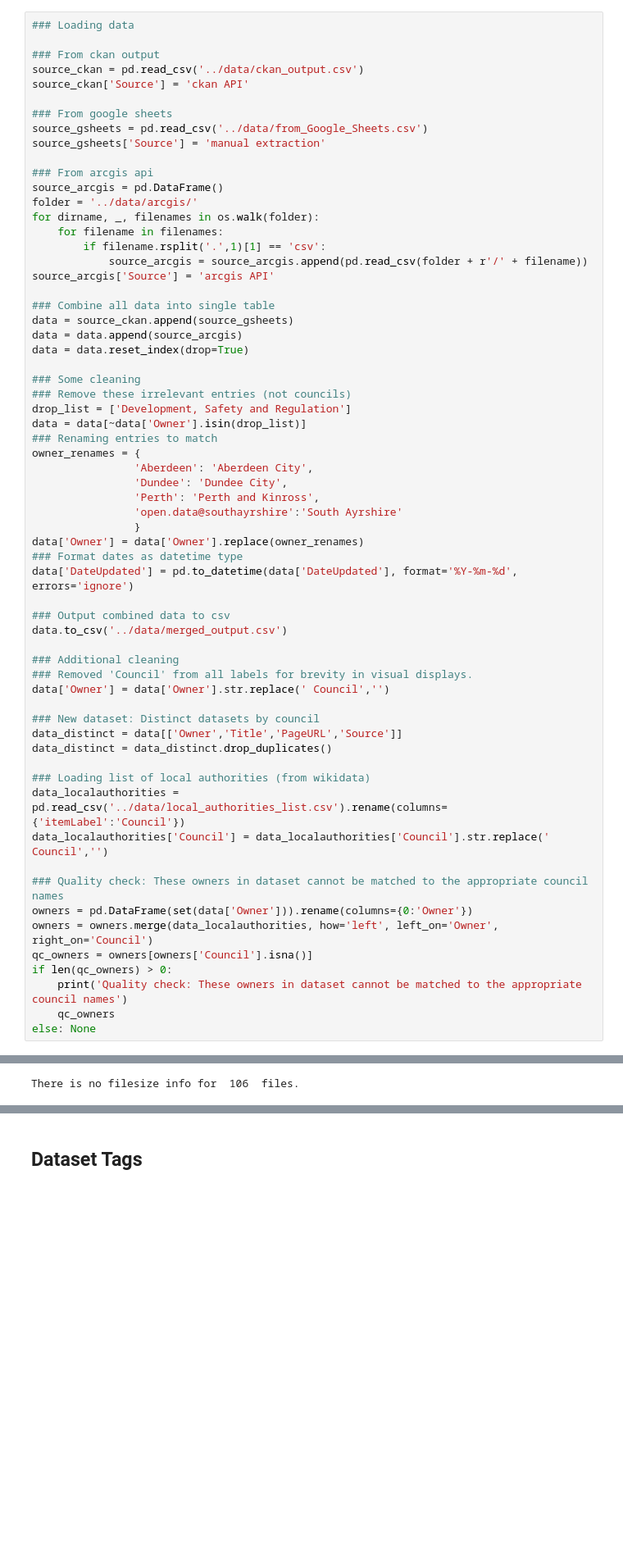
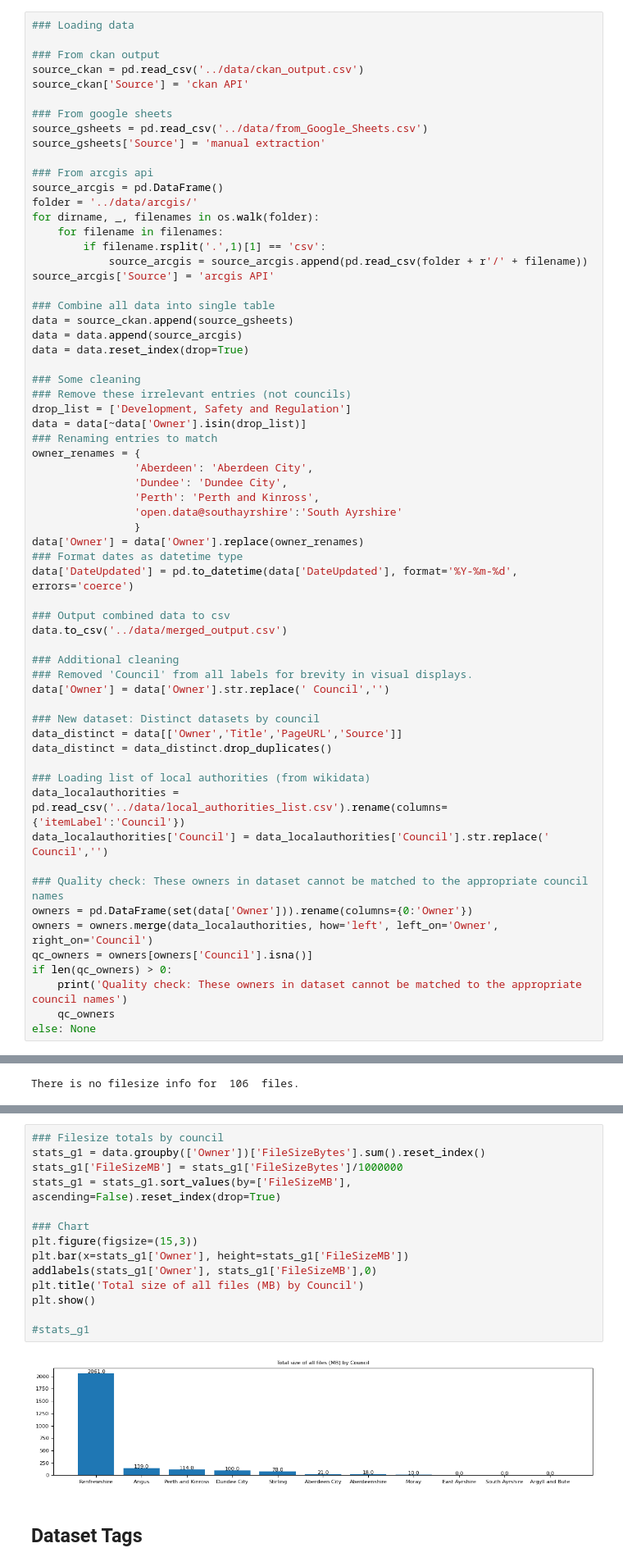
Before and after one commit to OpenDataScotland/the_od_bods, a Jupyter notebook: analytics/analytics.ipynb, the cells around one changed output, grey strips where cells are left out. Shown: that part at 82% size. Cells and saved outputs as stored; diff of their text form; blank space fills up the shorter version.

Commit message:
updated filesize section to include total filesize by council

```diff
--- a/analytics/analytics.ipynb
+++ b/analytics/analytics.ipynb
@@ -44,7 +44,7 @@ owner_renames = {
                 }
 data['Owner'] = data['Owner'].replace(owner_renames)
 ### Format dates as datetime type
-data['DateUpdated'] = pd.to_datetime(data['DateUpdated'], format='%Y-%m-%d', errors='ignore')
+data['DateUpdated'] = pd.to_datetime(data['DateUpdated'], format='%Y-%m-%d', errors='coerce')
 
 ### Output combined data to csv
 data.to_csv('../data/merged_output.csv')
@@ -313,6 +316,22 @@ plt.title('Number of files by FileSize')
 plt.show()
 # %% [output]
 [figure]
+# %%
+### Filesize totals by council
+stats_g1 = data.groupby(['Owner'])['FileSizeBytes'].sum().reset_index()
+stats_g1['FileSizeMB'] = stats_g1['FileSizeBytes']/1000000
+stats_g1 = stats_g1.sort_values(by=['FileSizeMB'], ascending=False).reset_index(drop=True)
+
+### Chart
+plt.figure(figsize=(15,3))
+plt.bar(x=stats_g1['Owner'], height=stats_g1['FileSizeMB'])
+addlabels(stats_g1['Owner'], stats_g1['FileSizeMB'],0)
+plt.title('Total size of all files (MB) by Council')
+plt.show()
+
+#stats_g1
+# %% [output]
+[figure, added]
 # %% [markdown]
 ## Dataset Tags
 # %%
```
Also changed, not shown: parts of 3 cells of this notebook.
